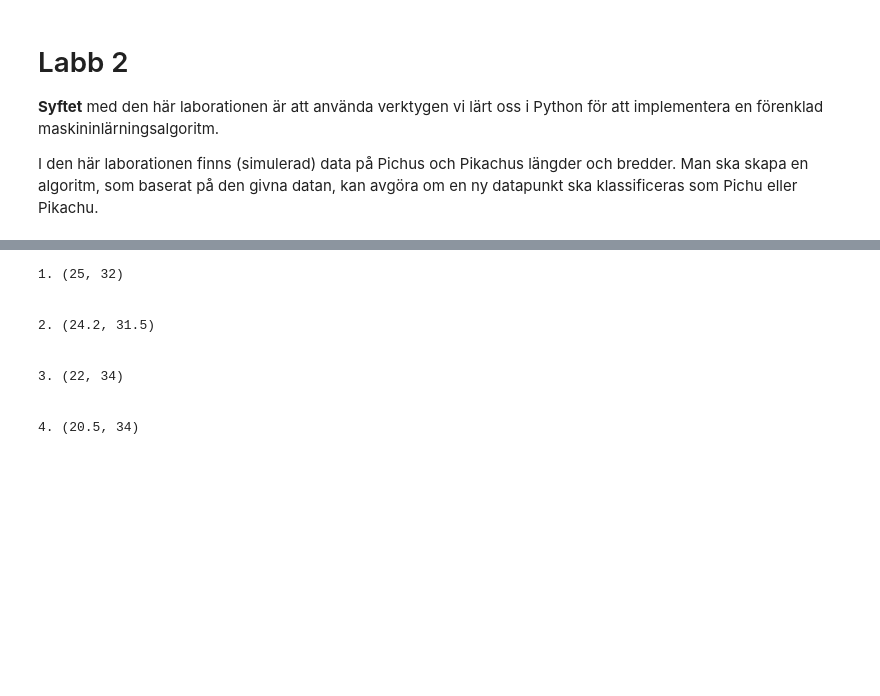
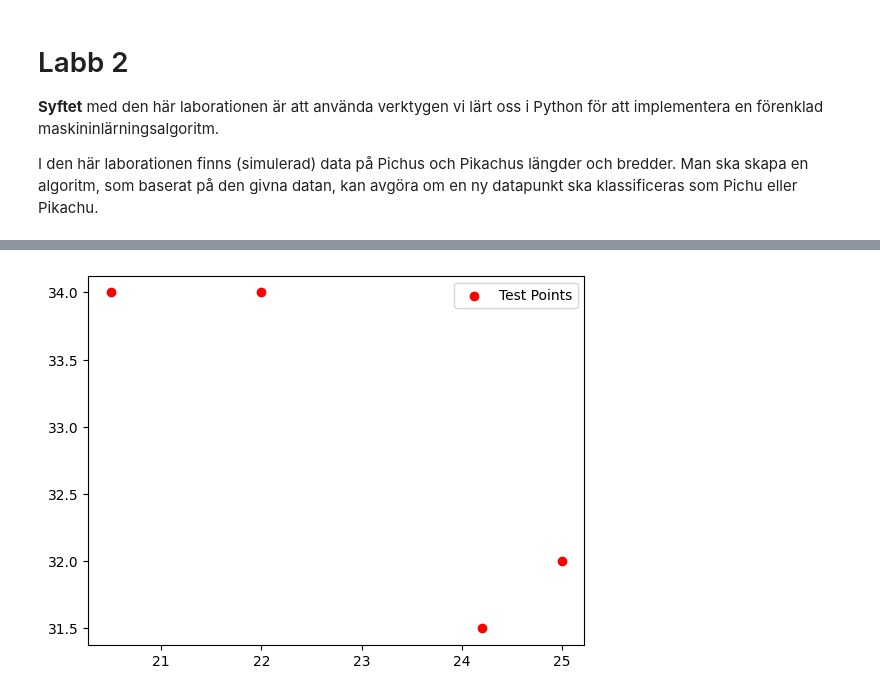
Before and after one commit to DeerBay/Python-Julia-Sjoholm, a Jupyter notebook: Labs/Lab2/Lab_2_machine_learning.ipynb, the cells around one changed output, grey strips where cells are left out. Drawn from its saved outputs; the diff is of its cells as text; code cells hidden in the pictures; blank space fills up the shorter version.

```diff
--- a/Labs/Lab2/Lab_2_machine_learning.ipynb
+++ b/Labs/Lab2/Lab_2_machine_learning.ipynb
@@ -35,22 +51,28 @@ plt.ylabel("Height of pokemon")
-# %%
-import re
-#adding testdata
-with open("Data/testpoints.txt", "r") as test_read:
-    test_points = test_read.readlines()
-    test_points = test_points[1:] #takes away fist line
-test_lines = []
-
-
-for point in test_points:
-    print(f"{point}\n")
-# %% [output]
-1. (25, 32)
-
-
-2. (24.2, 31.5)
-
-
-3. (22, 34)
-
-
-4. (20.5, 34)
+# %%
+import matplotlib.pyplot as plt
+
+#adding testdata
+test_lines = []
+
+with open("Data/testpoints.txt", "r") as test_read:
+        for line in test_read:
+            line = line.strip()  # Remove leading/trailing whitespace
+            if "(" in line and ")" in line:
+                # The line is in the format (x, y)
+                 coordinates = line.split("(")[1].split(")")[0]
+                # Split the coordinates by comma and convert to floats
+                 x, y = map(float, coordinates.split(","))
+                 test_lines.append((x, y))
+
+# Test_lines will contain a list of tuples, where each tuple represents (x, y) coordinates of a test point.
+
+x_coordinates, y_coordinates = zip(*test_lines)
+
+# Create the scatter plot
+plt.scatter(x_coordinates, y_coordinates, marker='o', label='Test Points', color='red')
+plt.legend()
+
+# Show the plot
+plt.show()
+# %% [output]
+[figure, added]
```
Also changed, not shown: parts of 1 cell of this notebook.
